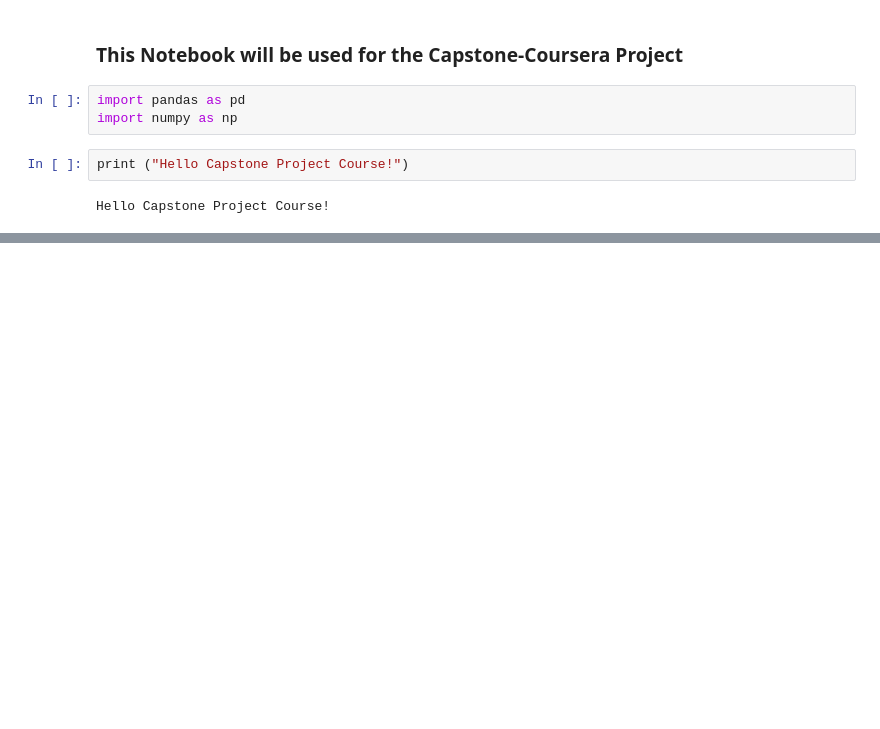
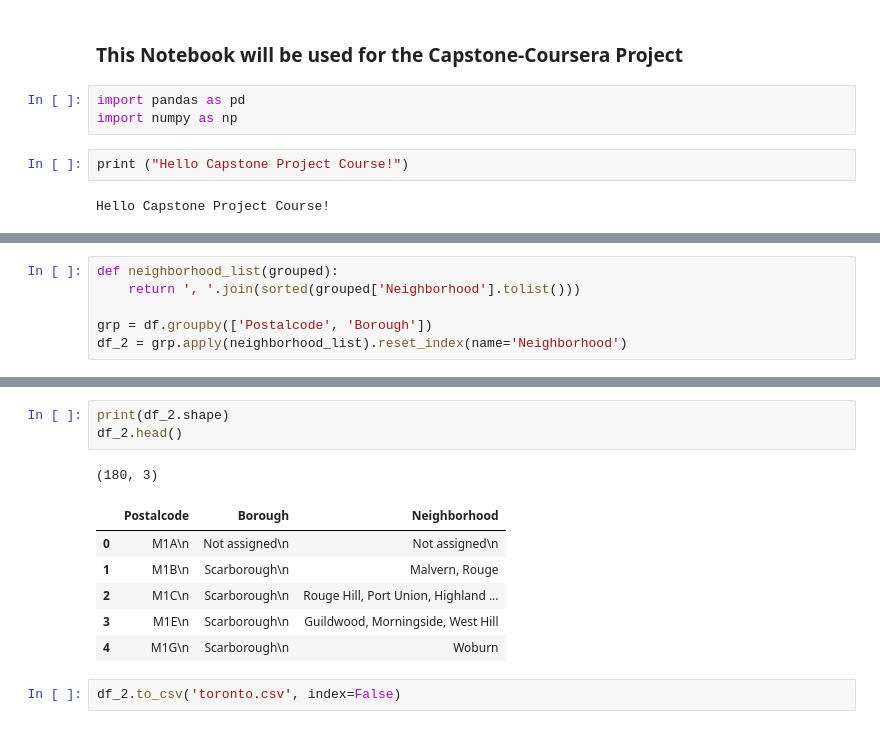
Before and after one commit to ENJ007/Coursera-Capstone, a Jupyter notebook: Capstone Project.ipynb, the cells around one changed output, grey strips where cells are left out. Saved outputs shown, nothing was run; the diff lists cells and outputs as text; blank space fills up the shorter version.

```diff
--- a/Capstone Project.ipynb
+++ b/Capstone Project.ipynb
@@ -9,0 +124,6 @@ Hello Capstone Project Course!
+# %%
+def neighborhood_list(grouped):
+    return ', '.join(sorted(grouped['Neighborhood'].tolist()))
+
+grp = df.groupby(['Postalcode', 'Borough'])
+df_2 = grp.apply(neighborhood_list).reset_index(name='Neighborhood')
@@ -9,0 +138,13 @@ Hello Capstone Project Course!
+# %%
+print(df_2.shape)
+df_2.head()
+# %% [output]
+(180, 3)
+|  | Postalcode | Borough | Neighborhood |
+| 0 | M1A\n | Not assigned\n | Not assigned\n |
+| 1 | M1B\n | Scarborough\n | Malvern, Rouge |
+| 2 | M1C\n | Scarborough\n | Rouge Hill, Port Union, Highland ... |
+| 3 | M1E\n | Scarborough\n | Guildwood, Morningside, West Hill |
+| 4 | M1G\n | Scarborough\n | Woburn |
+# %%
+df_2.to_csv('toronto.csv', index=False)
```
Also changed, not shown: parts of 13 cells of this notebook.
